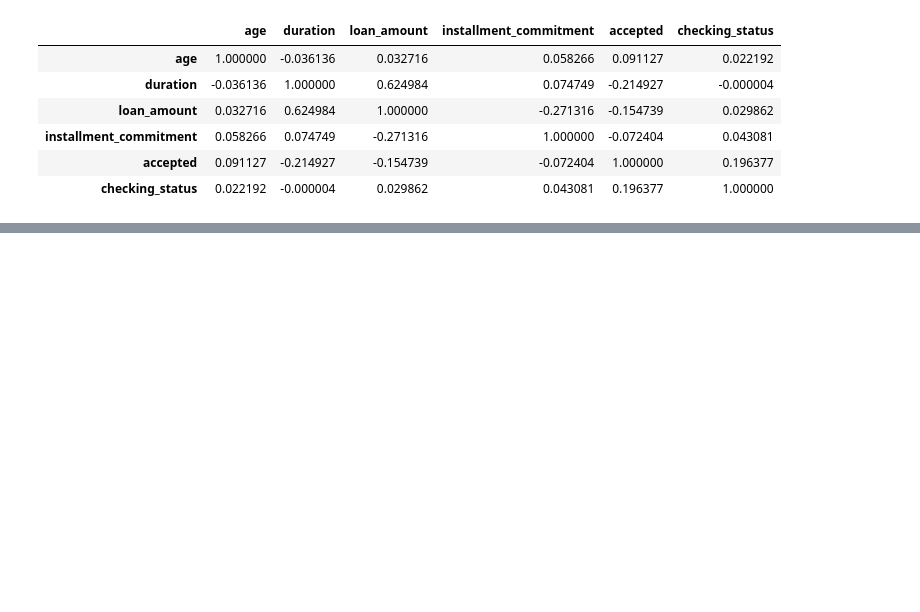
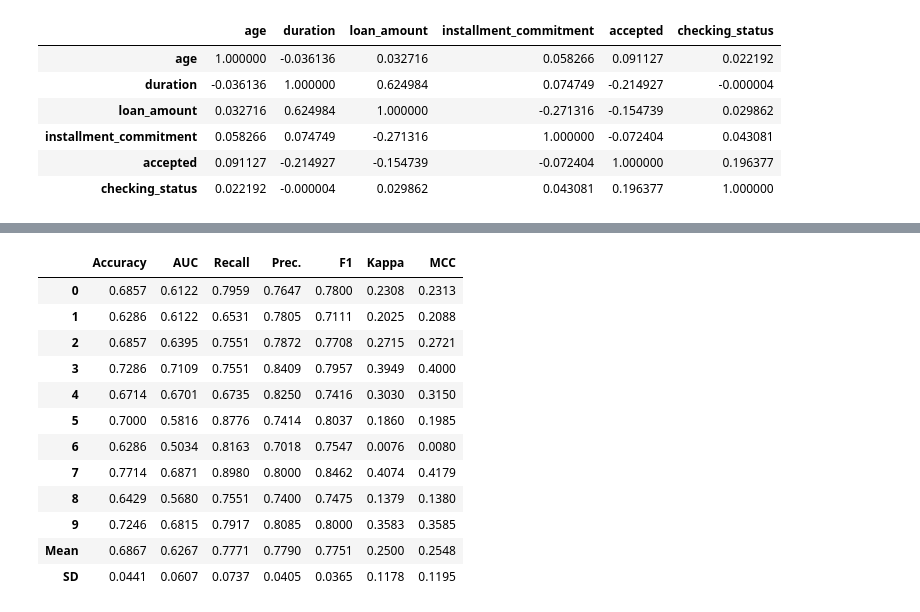
Before and after one commit to illliyas/Machine-Learning, a Jupyter notebook: ekAssessment.ipynb, the cells around one changed output, grey strips where cells are left out. Saved outputs shown, nothing was run; the diff lists cells and outputs as text; code cells hidden in the pictures; blank space fills up the shorter version.

```diff
--- a/ekAssessment.ipynb
+++ b/ekAssessment.ipynb
@@ -974,0 +805,16 @@ Failed to build bottleneck
+# %%
+dt = create_model('dt')
+# %% [output]
+|  | Accuracy | AUC | Recall | Prec. | F1 | Kappa | MCC |
+| 0 | 0.6857 | 0.6122 | 0.7959 | 0.7647 | 0.7800 | 0.2308 | 0.2313 |
+| 1 | 0.6286 | 0.6122 | 0.6531 | 0.7805 | 0.7111 | 0.2025 | 0.2088 |
+| 2 | 0.6857 | 0.6395 | 0.7551 | 0.7872 | 0.7708 | 0.2715 | 0.2721 |
+| 3 | 0.7286 | 0.7109 | 0.7551 | 0.8409 | 0.7957 | 0.3949 | 0.4000 |
+| 4 | 0.6714 | 0.6701 | 0.6735 | 0.8250 | 0.7416 | 0.3030 | 0.3150 |
+| 5 | 0.7000 | 0.5816 | 0.8776 | 0.7414 | 0.8037 | 0.1860 | 0.1985 |
+| 6 | 0.6286 | 0.5034 | 0.8163 | 0.7018 | 0.7547 | 0.0076 | 0.0080 |
+| 7 | 0.7714 | 0.6871 | 0.8980 | 0.8000 | 0.8462 | 0.4074 | 0.4179 |
+| 8 | 0.6429 | 0.5680 | 0.7551 | 0.7400 | 0.7475 | 0.1379 | 0.1380 |
+| 9 | 0.7246 | 0.6815 | 0.7917 | 0.8085 | 0.8000 | 0.3583 | 0.3585 |
+| Mean | 0.6867 | 0.6267 | 0.7771 | 0.7790 | 0.7751 | 0.2500 | 0.2548 |
+| SD | 0.0441 | 0.0607 | 0.0737 | 0.0405 | 0.0365 | 0.1178 | 0.1195 |
```
Also changed, not shown: parts of 67 cells of this notebook.
